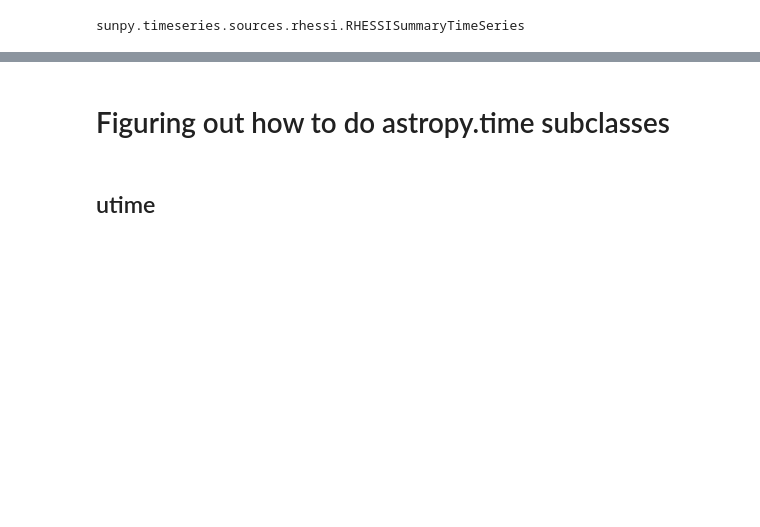
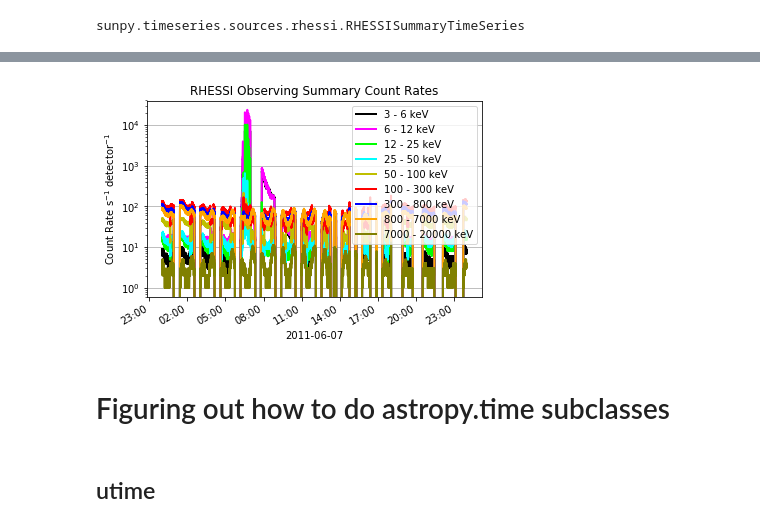
Before and after one commit to jmason86/James-s-EVE-Dimming-Index-JEDI, a Jupyter notebook: prototype_get_sdo_eve_lines_data.ipynb, the cells around one changed output, grey strips where cells are left out. Cells and saved outputs as stored; diff of their text form; code cells hidden in the pictures; blank space fills up the shorter version.

```diff
--- a/prototype_get_sdo_eve_lines_data.ipynb
+++ b/prototype_get_sdo_eve_lines_data.ipynb
@@ -222,3 +187,7 @@ sunpy.timeseries.sources.rhessi.RHESSISummaryTimeSeries
+# %%
+rhessi.peek()
+# %% [output]
+[figure, added]
 # %%
 # Optionally average the data
 # %%
```
Also changed, not shown: parts of 8 cells of this notebook, 1 other file.
